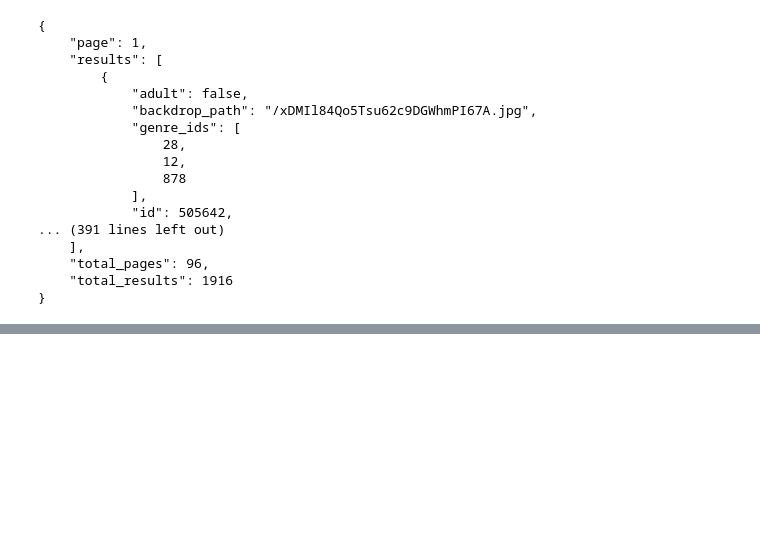
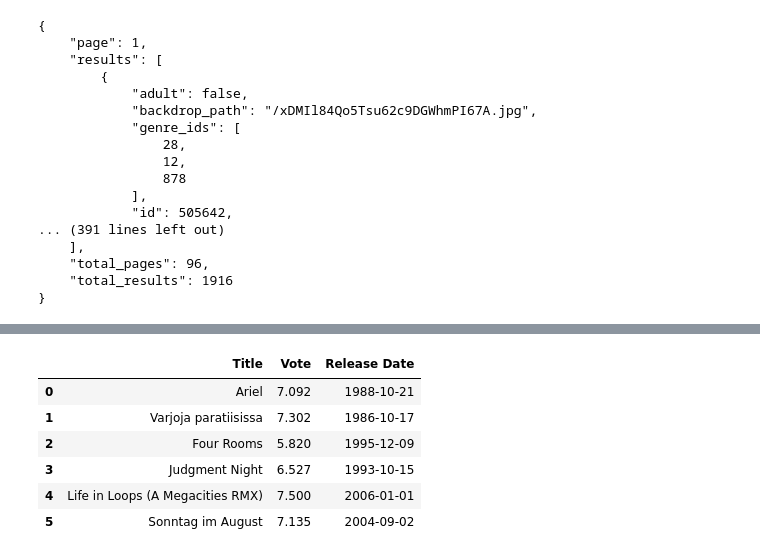
Before and after one commit to jamieah80/group-project-one, a Jupyter notebook: main.ipynb, the cells around one changed output, grey strips where cells are left out. Cells and saved outputs as stored; diff of their text form; code cells hidden in the pictures; blank space fills up the shorter version.

```diff
--- a/main.ipynb
+++ b/main.ipynb
@@ -64,0 +125,8 @@ print(json.dumps(response, indent=4, sort_keys=True))
+# %%
+movie_id = 1022796
+
+movie_response = requests.get(f'{url}/movie/{movie_id}?api_key={api_key}').json()
+
+print(json.dumps(movie_response, indent=4, sort_keys=True))
+print(f'Average Vote = {movie_response["vote_average"]}')
+print(f'Release Date = {movie_response["release_date"]}')
@@ -64,0 +151,24 @@ print(json.dumps(response, indent=4, sort_keys=True))
+# %%
+title = []
+vote = []
+release_date = []
+
+for i in range(10):
+    movie_id = i
+
+    movie_response = requests.get(f'{url}/movie/{movie_id}?api_key={api_key}').json()
+
+    try:
+        print(f'Title = {movie_response["original_title"]}')
+        title.append(movie_response["original_title"])
+    except: KeyError
+
+    try:
+        print(f'Average Vote = {movie_response["vote_average"]}')
+        vote.append(movie_response["vote_average"])
+    except: KeyError
+
+    try:
+        print(f'Release Date = {movie_response["release_date"]}')
+        release_date.append(movie_response["release_date"])
+    except: KeyError
@@ -64,0 +194,13 @@ print(json.dumps(response, indent=4, sort_keys=True))
+# %%
+df = pd.DataFrame({"Title" : title,
+                   "Vote" : vote,
+                   "Release Date" : release_date})
+df
+# %% [output]
+|  | Title | Vote | Release Date |
+| 0 | Ariel | 7.092 | 1988-10-21 |
+| 1 | Varjoja paratiisissa | 7.302 | 1986-10-17 |
+| 2 | Four Rooms | 5.820 | 1995-12-09 |
+| 3 | Judgment Night | 6.527 | 1993-10-15 |
+| 4 | Life in Loops (A Megacities RMX) | 7.500 | 2006-01-01 |
+| 5 | Sonntag im August | 7.135 | 2004-09-02 |
```
Also changed, not shown: parts of 5 cells of this notebook.
